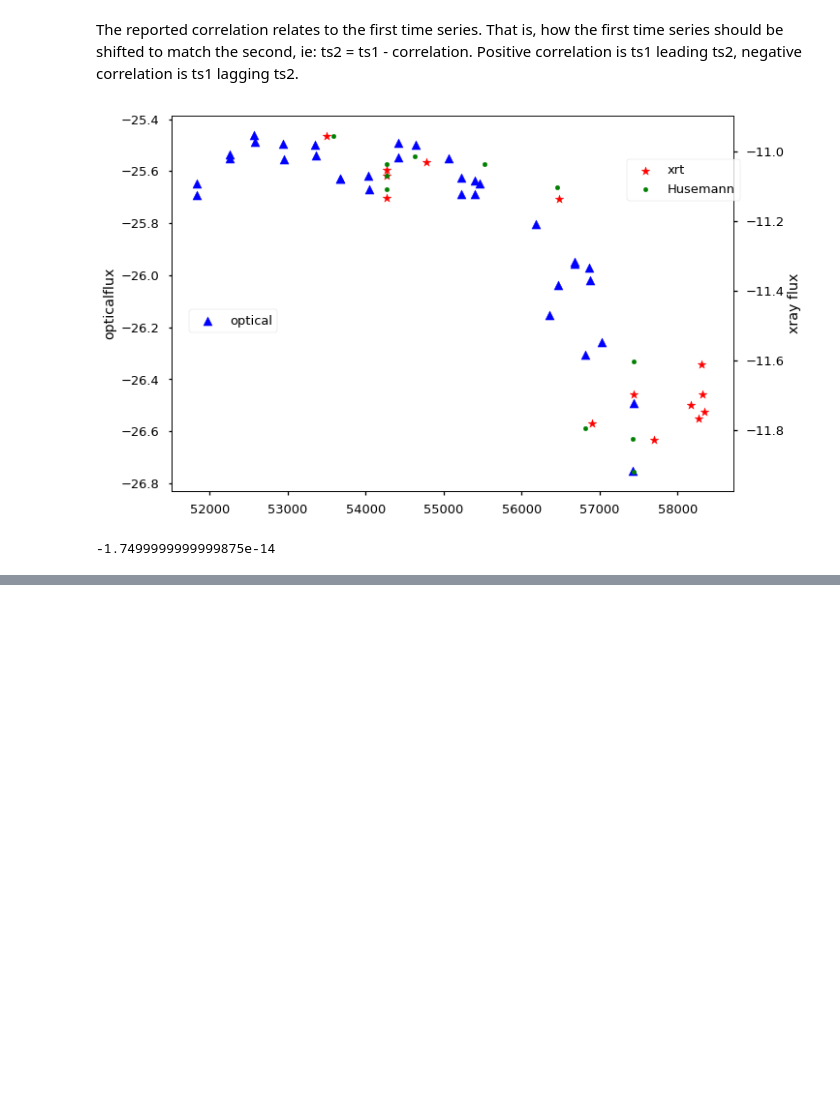
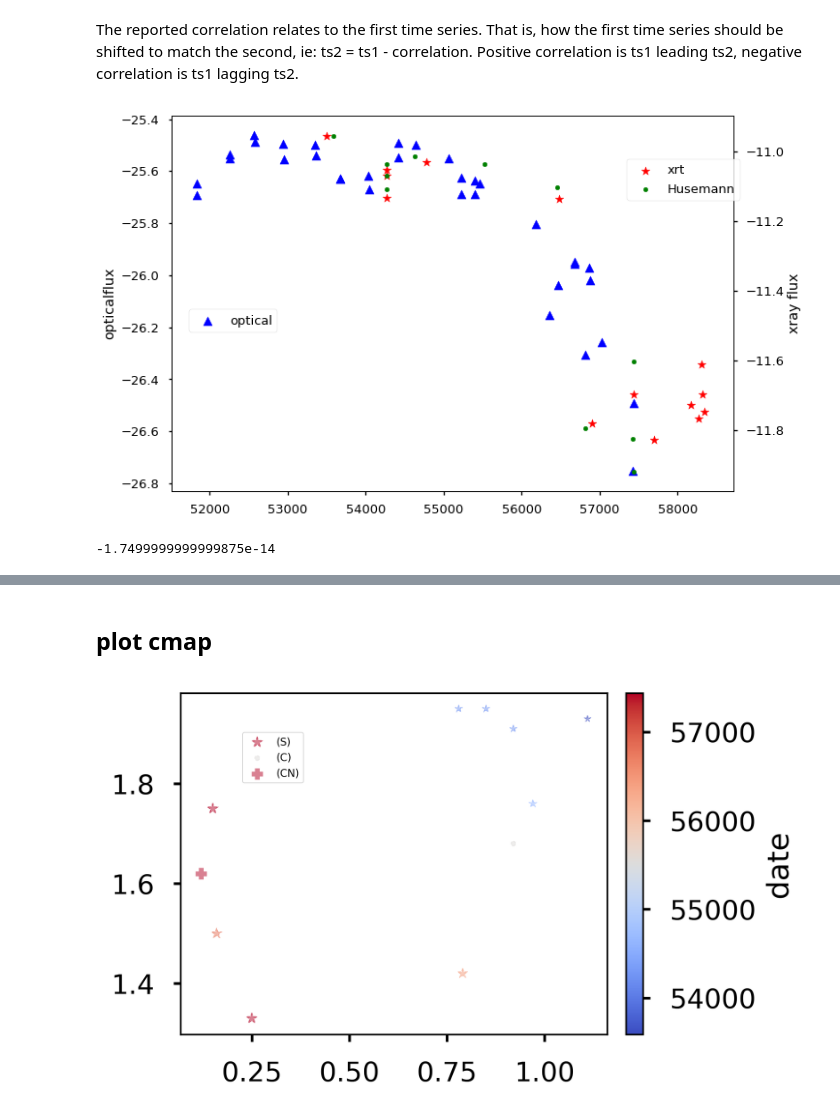
Before and after one commit to brettlv/brettlv.github.io, a Jupyter notebook: pythoncode/Mrk1018lightcurve.ipynb, the cells around one changed output, grey strips where cells are left out. Cells and saved outputs as stored; diff of their text form; code cells hidden in the pictures; blank space fills up the shorter version.

```diff
--- a/pythoncode/Mrk1018lightcurve.ipynb
+++ b/pythoncode/Mrk1018lightcurve.ipynb
@@ -544,0 +670,55 @@ plt.show()
+# %% [markdown]
+## plot cmap
+# %%
+from collections import OrderedDict
+import matplotlib.pyplot as plt
+import numpy as np
+from astropy.io import ascii
+import matplotlib.pyplot as plt
+import matplotlib.colors as colors
+import matplotlib.cm as cm
+import numpy as np
+from astropy.io import ascii
+import matplotlib.pyplot as plt
+import matplotlib.colors as colors
+
+
+
+#cm=matplotlib.cm.coolwarm()
+#cm=plt.cm.get_cmap('RdYlBu')
+def cmap_setup(cmap='viridis', min_freq=0, max_freq=20):
+    '''
+    This function will set up a scalar map for you to colour your markers by frequency
+    '''
+    freq_cmap = plt.cm.get_cmap(cmap)
+
+    cNorm  = colors.Normalize(vmin=min_freq, vmax=max_freq)
+    scalarMap = cm.ScalarMappable(norm=cNorm, cmap=cmap)
+    sm = scalarMap
+    sm._A = []
+    return sm
+
+
+def plot_data_cmap(data,x,y,color_n=None,marker_n=None,size=None):
+    fig = plt.figure(figsize=(4,3),dpi=400)
+    ax = fig.add_subplot(111)
+    #Get the scalar map, plot the data using the plot_data function above
+    pmarker=data[marker_n].drop_duplicates()
+    marker_dict = dict(zip(pmarker, markers_pd[:len(pmarker)]))
+    sm = cmap_setup(cmap='coolwarm', min_freq=min(data[color_n]), max_freq=max(data[color_n]))
+    for i,(i_,j_,c_,m_) in enumerate(zip(data[x],data[y],data[color_n],data[marker_n])):
+        marker =marker_dict[m_]
+        colorval = sm.to_rgba(c_)
+        size=10+(c_-min(data[color_n]))/(max(data[color_n])-min(data[color_n]))*20
+        ax.scatter(i_,j_,linestyle='--', marker=marker, color=colorval,label=m_,s=size,alpha=0.5)
+    cbar = fig.colorbar(sm,fraction=0.046, pad=0.04)
+    cbar.set_label(color_n)
+    handles, labels = plt.gca().get_legend_handles_labels()
+    by_label = OrderedDict(zip(labels, handles))
+    plt.legend(by_label.values(), by_label.keys(),bbox_to_anchor=(0.3, 0.9),ncol=1,fontsize=5)
+    plt.show()
+
+    #return marker_dict,color_dict
+plot_data_cmap(husemann2016,x='flux',y='gamma',color_n='date',marker_n='ins')
+# %% [output]
+[figure, added]
```
Also changed, not shown: parts of 31 cells of this notebook, 15 other files.
